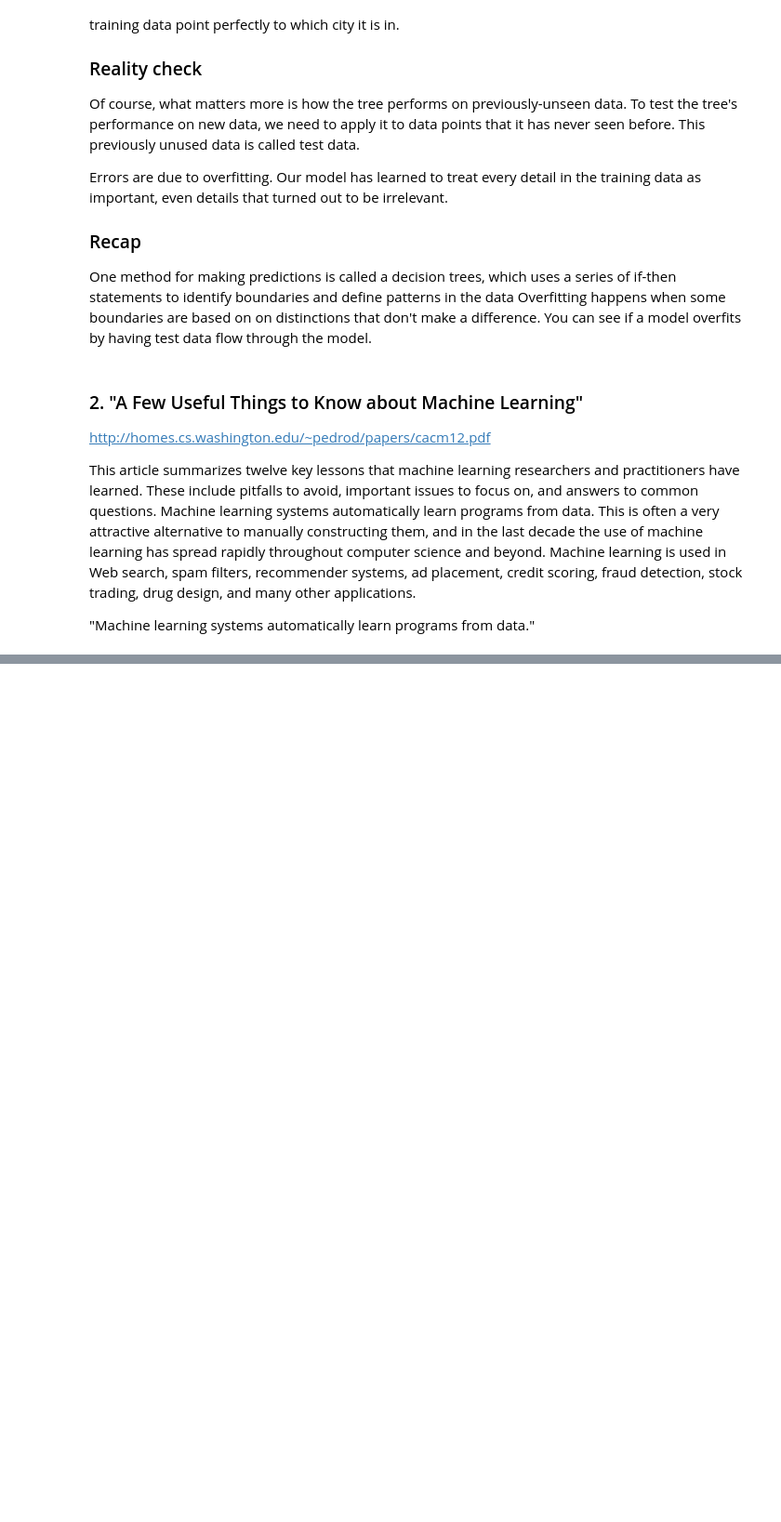
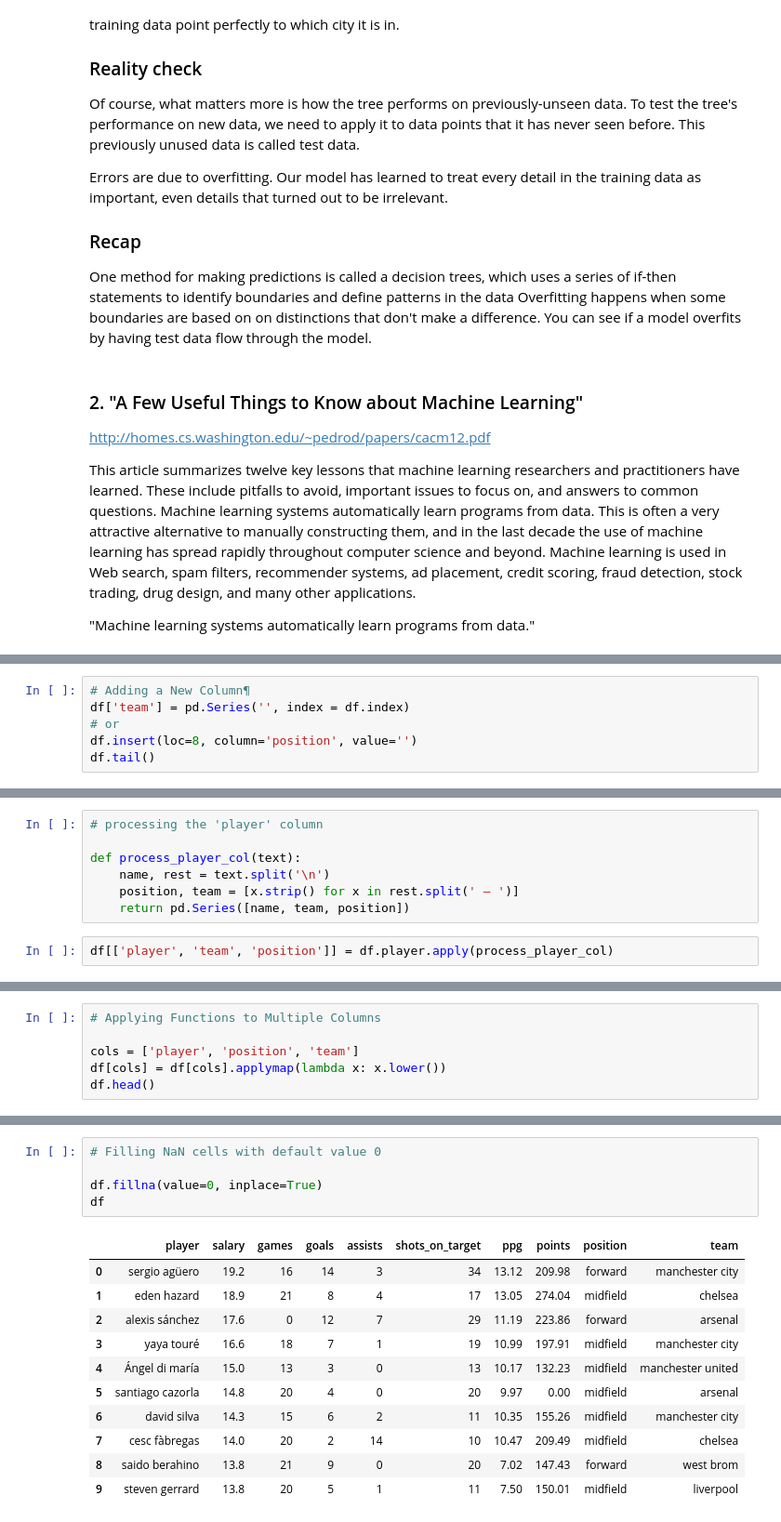
Before and after one commit to remenska/IPythonNotebooks, a Jupyter notebook: MachineLearning/Dive into Machine Learning [notes].ipynb, the cells around one changed output, grey strips where cells are left out. Shown at 93% size. Saved outputs shown, nothing was run; the diff lists cells and outputs as text; blank space fills up the shorter version.

```diff
--- a/MachineLearning/Dive into Machine Learning [notes].ipynb
+++ b/MachineLearning/Dive into Machine Learning [notes].ipynb
@@ -33,0 +93,6 @@ Machine learning systems automatically learn programs from data. This is often a
+# %%
+# Adding a New Column¶
+df['team'] = pd.Series('', index = df.index)
+# or
+df.insert(loc=8, column='position', value='')
+df.tail()
@@ -33,0 +106,9 @@ Machine learning systems automatically learn programs from data. This is often a
+# %%
+# processing the 'player' column
+
+def process_player_col(text):
+    name, rest = text.split('\n')
+    position, team = [x.strip() for x in rest.split(' — ')]
+    return pd.Series([name, team, position])
+# %%
+df[['player', 'team', 'position']] = df.player.apply(process_player_col)
@@ -33,0 +124,6 @@ Machine learning systems automatically learn programs from data. This is often a
+# %%
+# Applying Functions to Multiple Columns
+
+cols = ['player', 'position', 'team']
+df[cols] = df[cols].applymap(lambda x: x.lower())
+df.head()
@@ -33,0 +168,17 @@ Machine learning systems automatically learn programs from data. This is often a
+# %%
+# Filling NaN cells with default value 0
+
+df.fillna(value=0, inplace=True)
+df
+# %% [output]
+|  | player | salary | games | goals | assists | shots_on_target | ppg | points | position | team |
+| 0 | sergio agüero | 19.2 | 16 | 14 | 3 | 34 | 13.12 | 209.98 | forward | manchester city |
+| 1 | eden hazard | 18.9 | 21 | 8 | 4 | 17 | 13.05 | 274.04 | midfield | chelsea |
+| 2 | alexis sánchez | 17.6 | 0 | 12 | 7 | 29 | 11.19 | 223.86 | forward | arsenal |
+| 3 | yaya touré | 16.6 | 18 | 7 | 1 | 19 | 10.99 | 197.91 | midfield | manchester city |
+| 4 | Ángel di maría | 15.0 | 13 | 3 | 0 | 13 | 10.17 | 132.23 | midfield | manchester united |
+| 5 | santiago cazorla | 14.8 | 20 | 4 | 0 | 20 | 9.97 | 0.00 | midfield | arsenal |
+| 6 | david silva | 14.3 | 15 | 6 | 2 | 11 | 10.35 | 155.26 | midfield | manchester city |
+| 7 | cesc fàbregas | 14.0 | 20 | 2 | 14 | 10 | 10.47 | 209.49 | midfield | chelsea |
+| 8 | saido berahino | 13.8 | 21 | 9 | 0 | 20 | 7.02 | 147.43 | forward | west brom |
+| 9 | steven gerrard | 13.8 | 20 | 5 | 1 | 11 | 7.50 | 150.01 | midfield | liverpool |
```
Also changed, not shown: parts of 42 cells of this notebook.
